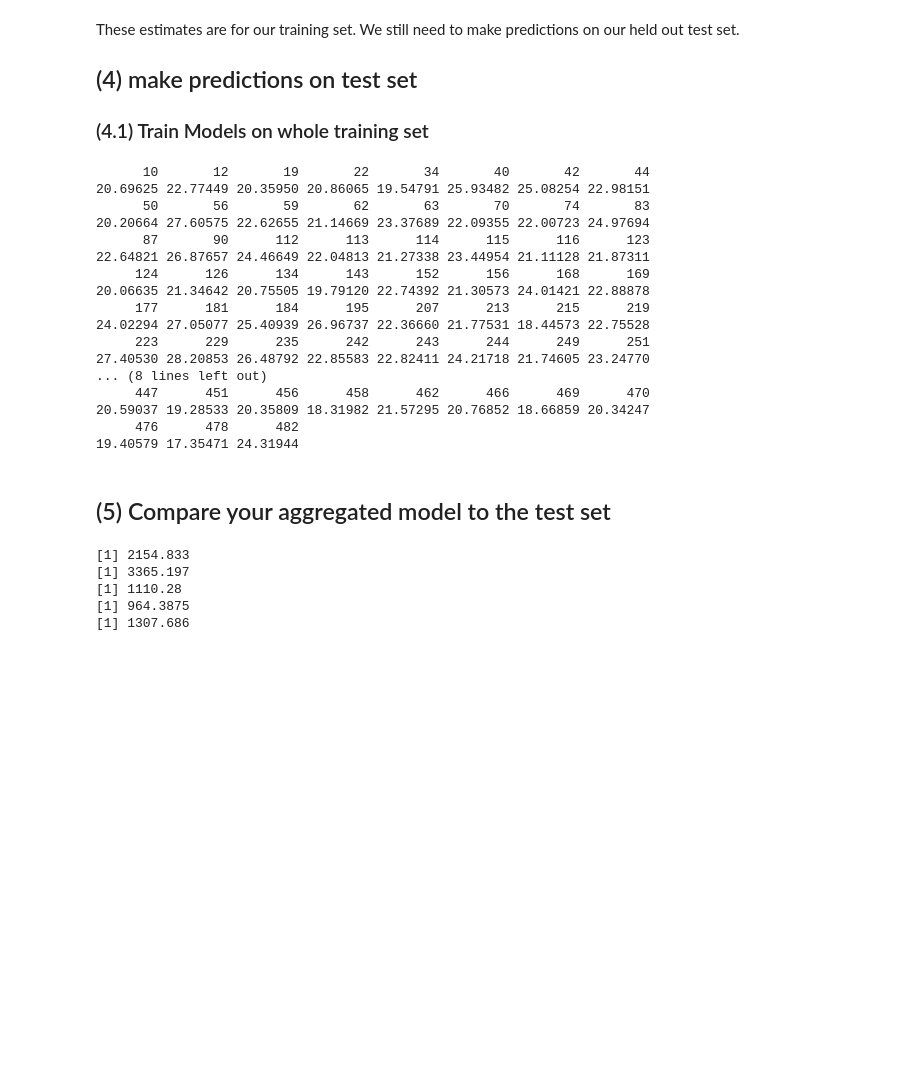
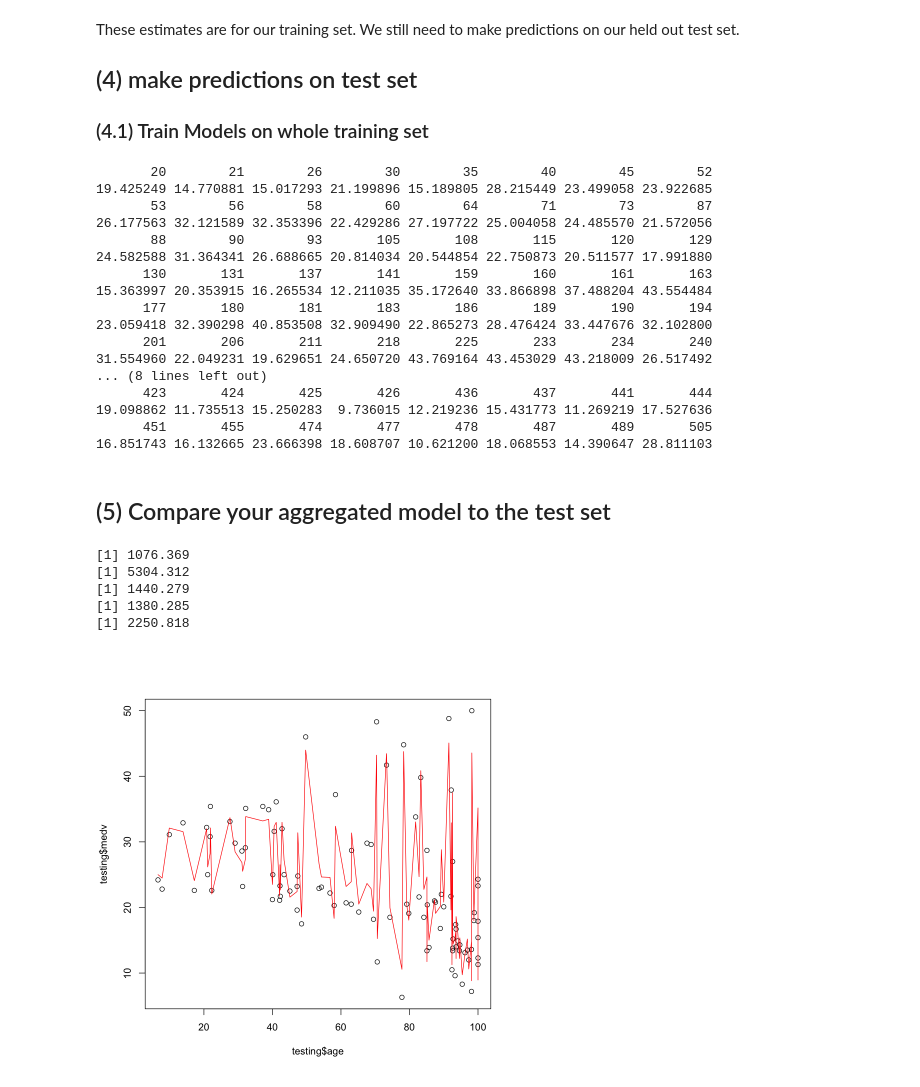
Before and after one commit to mhc-stat340-f2019-sec02/class24, a Jupyter notebook: stackedGen.ipynb, the cells around one changed output. Saved outputs shown, nothing was run; the diff lists cells and outputs as text; code cells hidden in the pictures; blank space fills up the shorter version.

```diff
--- a/stackedGen.ipynb
+++ b/stackedGen.ipynb
@@ -134,10 +134,10 @@ for(k in 1:K){
 
     # build data set of out-of-sample predictions
     if (k==1){
-        allDataSetOfPredictions = cbind(m1_predictions,m2_predictions,m3_predictions,m4_predictions,trainY)
+        allDataSetOfPredictions = cbind(m1_predictions,m2_predictions,m3_predictions,m4_predictions,outOfSample$medv)
     } else {
-        dataSetOfPredictions    = cbind(m1_predictions,m2_predictions,m3_predictions,m4_predictions,trainY)
-        allDataSetOfPredictions = rbind(allDataSetOfPredictions,dataSetOfPredictions,trainY)
+        dataSetOfPredictions    = cbind(m1_predictions,m2_predictions,m3_predictions,m4_predictions,outOfSample$medv)
+        allDataSetOfPredictions = rbind(allDataSetOfPredictions,dataSetOfPredictions,outOfSample$medv)
     }
 }
 # %% [output]
@@ -172,0 +184,4 @@ print(head(allDataSetOfPredictions))
+# %%
+allDataSetOfPredictions = data.frame(allDataSetOfPredictions)
+names(allDataSetOfPredictions) = c('m1','m2','m3','m4','y')
+print(head(allDataSetOfPredictions))
@@ -176,7 +199,7 @@ print(head(allDataSetOfPredictions))
 The next step trains a model that aggregates the $M$ models together by training on the data set of out-of-sample predictions.
 We can consider a linear regression model as our aggregator.
 # %%
-agg = lm(trainY~m1_predictions+m2_predictions+m3_predictions+m4_predictions,data = data.frame(allDataSetOfPredictions))
+agg = lm(y~m1+m2+m3+m4,data = data.frame(allDataSetOfPredictions))
 print(summary(agg))
 # %% [output]
 Call:
@@ -223,27 +249,29 @@ We still need to make predictions on our held out test set.
 
 
 testSetPredictions = cbind(m1_predictions,m2_predictions,m3_predictions,m4_predictions)
+testSetPredictions = data.frame(testSetPredictions)
+names(testSetPredictions) = c('m1','m2','m3','m4')
+
 AggregatorModelPredictionsOnTestSet = predict(agg,data.frame(testSetPredictions))
-
 print(AggregatorModelPredictionsOnTestSet)
 # %% [output]
-      10       12       19       22       34       40       42       44
-20.69625 22.77449 20.35950 20.86065 19.54791 25.93482 25.08254 22.98151
-      50       56       59       62       63       70       74       83
-20.20664 27.60575 22.62655 21.14669 23.37689 22.09355 22.00723 24.97694
-      87       90      112      113      114      115      116      123
-22.64821 26.87657 24.46649 22.04813 21.27338 23.44954 21.11128 21.87311
-     124      126      134      143      152      156      168      169
-20.06635 21.34642 20.75505 19.79120 22.74392 21.30573 24.01421 22.88878
-     177      181      184      195      207      213      215      219
-24.02294 27.05077 25.40939 26.96737 22.36660 21.77531 18.44573 22.75528
-     223      229      235      242      243      244      249      251
-27.40530 28.20853 26.48792 22.85583 22.82411 24.21718 21.74605 23.24770
+       20        21        26        30        35        40        45        52
+19.425249 14.770881 15.017293 21.199896 15.189805 28.215449 23.499058 23.922685
+       53        56        58        60        64        71        73        87
+26.177563 32.121589 32.353396 22.429286 27.197722 25.004058 24.485570 21.572056
+       88        90        93       105       108       115       120       129
+24.582588 31.364341 26.688665 20.814034 20.544854 22.750873 20.511577 17.991880
+      130       131       137       141       159       160       161       163
+15.363997 20.353915 16.265534 12.211035 35.172640 33.866898 37.488204 43.554484
+      177       180       181       183       186       189       190       194
+23.059418 32.390298 40.853508 32.909490 22.865273 28.476424 33.447676 32.102800
+      201       206       211       218       225       233       234       240
+31.554960 22.049231 19.629651 24.650720 43.769164 43.453029 43.218009 26.517492
 ... (8 lines left out)
-     447      451      456      458      462      466      469      470
-20.59037 19.28533 20.35809 18.31982 21.57295 20.76852 18.66859 20.34247
-     476      478      482
-19.40579 17.35471 24.31944
+      423       424       425       426       436       437       441       444
+19.098862 11.735513 15.250283  9.736015 12.219236 15.431773 11.269219 17.527636
+      451       455       474       477       478       487       489       505
+16.851743 16.132665 23.666398 18.608707 10.621200 18.068553 14.390647 28.811103
 # %% [markdown]
 ## (5) Compare your aggregated model to the test set
 # %%
@@ -267,8 +295,16 @@ print(SSE_M2)
 print(SSE_M3)
 print(SSE_M4)
 # %% [output]
-[1] 2154.833
-[1] 3365.197
-[1] 1110.28
-[1] 964.3875
-[1] 1307.686
+[1] 1076.369
+[1] 5304.312
+[1] 1440.279
+[1] 1380.285
+[1] 2250.818
+# %%
+plot(testing$age, testing$medv)
+
+S = order(testing$age)
+
+lines(testing$age[S], testSetAndAggPredictions$P[S], col='red')
+# %% [output]
+[figure, added]
```
Also changed, not shown: parts of 6 cells of this notebook, 1 other file.
